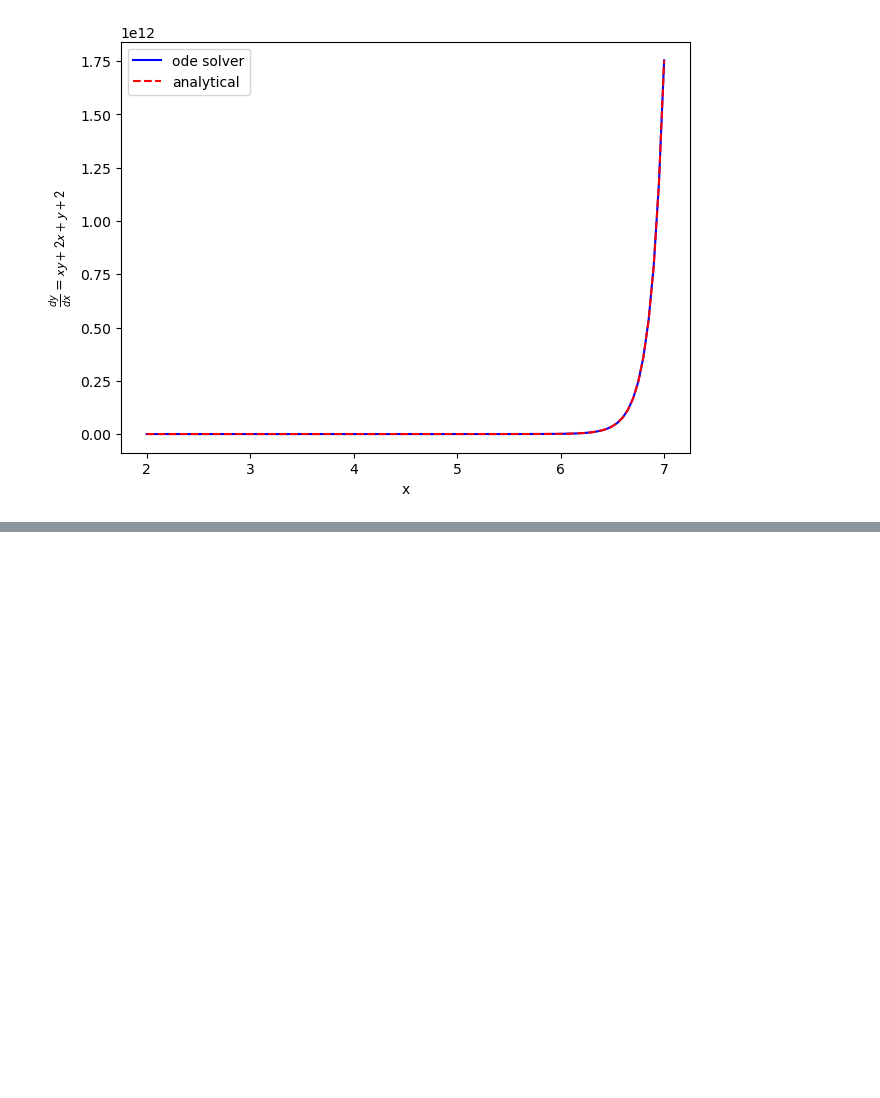
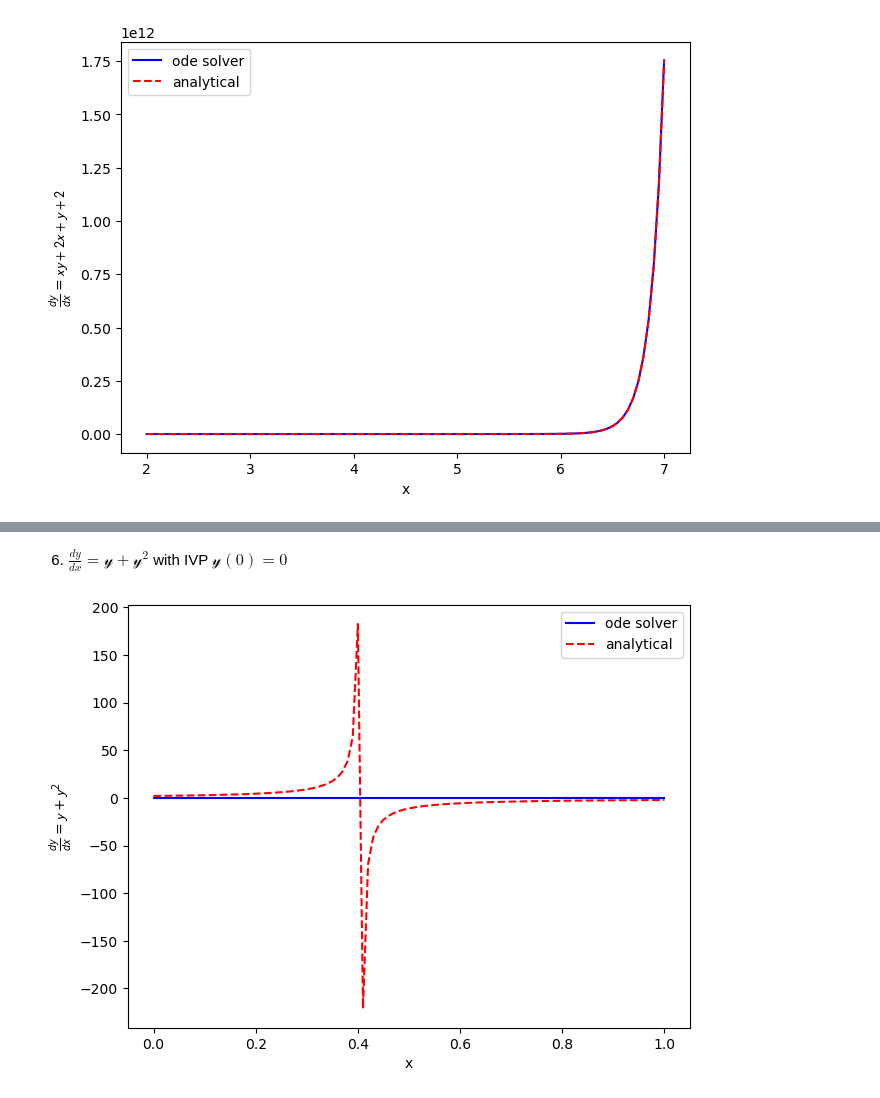
Before and after one commit to MuhammadUtoro/Numerical-Analysis, a Jupyter notebook: ODE_Practice_1.ipynb, the cells around one changed output, grey strips where cells are left out. Cells and saved outputs as stored; diff of their text form; code cells hidden in the pictures; blank space fills up the shorter version.

Commit message:
continue number 3-6 and question for number 3 and 6

```diff
--- a/ODE_Practice_1.ipynb
+++ b/ODE_Practice_1.ipynb
@@ -87,0 +143,28 @@ plt.show()
+# %% [markdown]
+6. $\frac{dy}{dx} = \mathcal{y} + \mathcal{y}^2$ with IVP $\mathcal{y(0) = 0}$
+# %%
+# Define the function
+def dydx6(x, y):
+    return y + y**2
+
+x = np.linspace(0,1,101)
+y0 = 0
+
+ysol_6 = odeint(dydx6, y0=y0, t=x, tfirst=True)
+# ysol_6 = solve_ivp(dydx6, t_span=(0,max(x)), y0=[y0], t_eval=x)
+
+# Calculate the analytical solution
+yexact_6 = 1/(3/2*np.exp(1)**-x - 1)
+# %%
+# Plot and compare
+plt.plot(x, ysol_6, 'b-', label='ode solver')
+plt.plot(x, yexact_6, 'r--', label='analytical')
+plt.tight_layout()
+plt.xlabel('x')
+plt.ylabel(r'$\frac{dy}{dx} = \mathcal{y} + \mathcal{y}^2$')
+plt.legend()
+plt.show()
+
+# it similar case with number 3. Need more information
+# %% [output]
+[figure, added]
```
Also changed, not shown: parts of 8 cells of this notebook.
